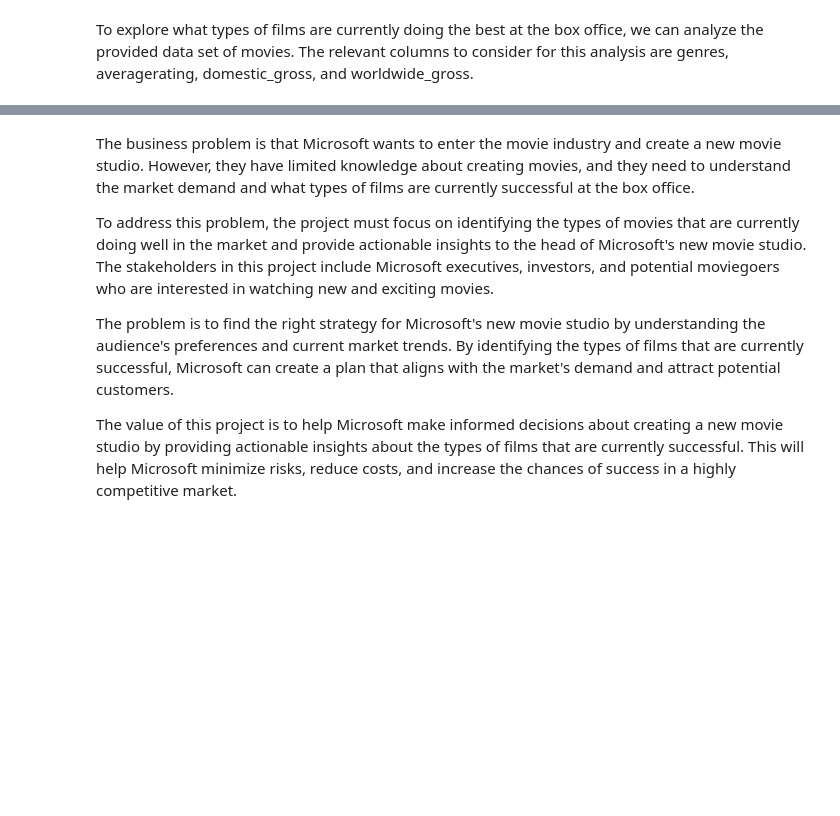
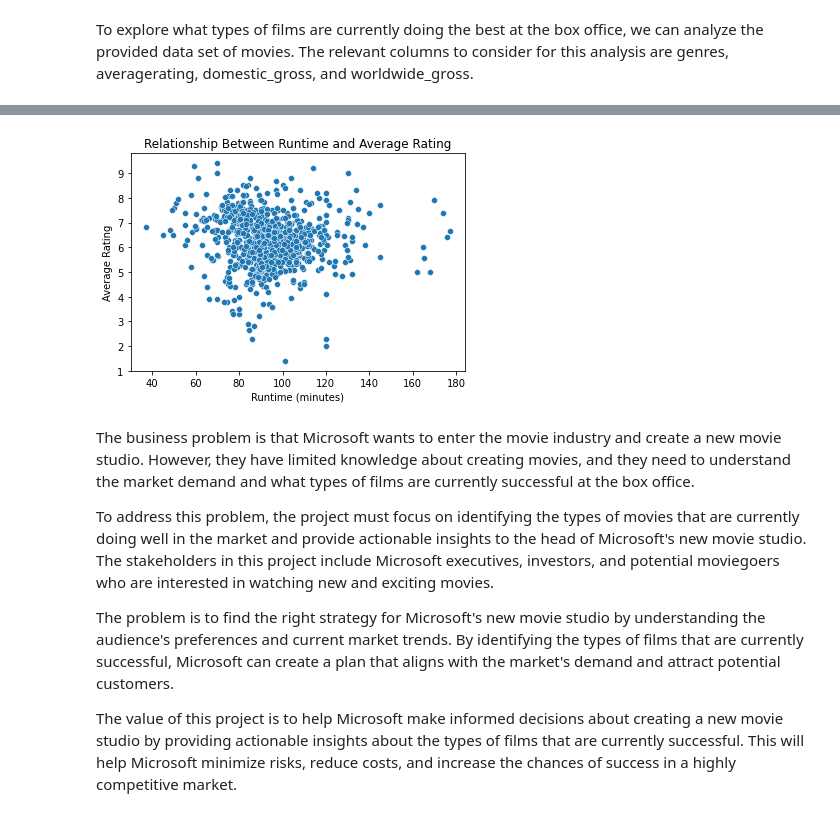
Before and after one commit to Imacharia/Microsoft-Movie-Studio-market-analysis, a Jupyter notebook: Movies Analysis-Data Visualizations.ipynb, the cells around one changed output, grey strips where cells are left out. Cells and saved outputs as stored; diff of their text form; code cells hidden in the pictures; blank space fills up the shorter version.

```diff
--- a/Movies Analysis-Data Visualizations.ipynb
+++ b/Movies Analysis-Data Visualizations.ipynb
@@ -998,0 +782,7 @@ AttributeError: 'DataFrame' object has no attribute 'genres'
+# %%
+"""We might want to group the data using the genres column in order to carry out analysis
+on the runtimes and ratings for each genre"""
+#we will group the data as follows
+grouped_data = imdb.groupby('genres')
+#to have data displayed ina dataframe we would need to aggregate the values in the other columns.
+genre_data = grouped_data.mean()[['runtime_minutes', 'averagerating']]
@@ -998,0 +844,9 @@ AttributeError: 'DataFrame' object has no attribute 'genres'
+# %%
+# Create a scatter plot of runtime vs. average rating
+sns.scatterplot(x='runtime_minutes', y='averagerating', data=genre_data)
+plt.xlabel('Runtime (minutes)')
+plt.ylabel('Average Rating')
+plt.title('Relationship Between Runtime and Average Rating')
+plt.show()
+# %% [output]
+[figure, added]
```
Also changed, not shown: parts of 42 cells of this notebook, 2 other files.
